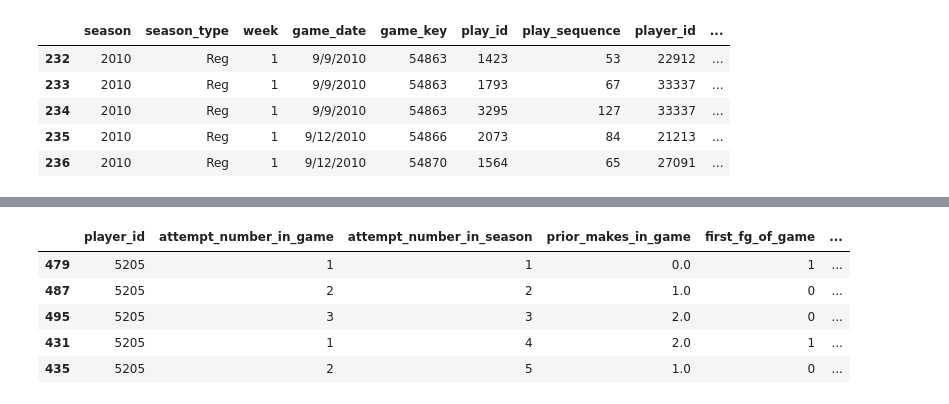
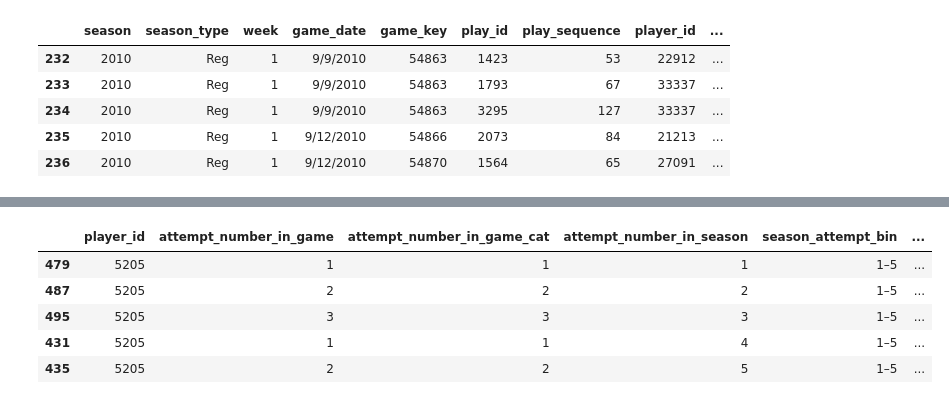
Before and after one commit to Jordan-Wergiles/fg-kicker-leaderboard, a Jupyter notebook: app/Leaderboard Notebook.ipynb, the cells around one changed output, grey strips where cells are left out. Drawn from its saved outputs; the diff is of its cells as text; code cells hidden in the pictures.

Commit message:
Major updates to notebook where output and model fitting is stable prior to cleaning

```diff
--- a/app/Leaderboard Notebook.ipynb
+++ b/app/Leaderboard Notebook.ipynb
@@ -42,7 +63,7 @@ fg_raw.head()
 | 4 | 2010 | Pre | 2 | 8/12/2010 | 55076 | 3086 | 123 | 34623 | ... |
 # %%
 def preprocess_fg_data(fg):
-    fg = fg[(fg['season_type'] == 'Reg') & (fg['week'] <= 6)]
+    fg = fg[(fg['season_type'] == 'Reg')]
     fg = fg[fg['field_goal_result'].isin(['Made', 'Missed'])]
     fg['make'] = fg['field_goal_result'].map({'Made': 1, 'Missed': 0})
     return fg.copy()
@@ -73,38 +94,70 @@ plt.show()
 # %%
 # Enhanced Feature Engineering
 fg_clean = fg_clean.sort_values(by=['player_id', 'season', 'game_date', 'play_sequence'])
 
 # Attempt number features
 fg_clean['attempt_number_in_game'] = fg_clean.groupby(['game_key', 'player_id']).cumcount() + 1
 fg_clean['attempt_number_in_season'] = fg_clean.groupby('player_id').cumcount() + 1
 
-# Prior makes in game
-fg_clean['prior_makes_in_game'] = fg_clean.groupby(['game_key', 'player_id'])['make'].cumsum().shift().fillna(0)
-
-# First FG of game
-fg_clean['first_fg_of_game'] = (fg_clean['attempt_number_in_game'] == 1).astype(int)
-
-# Running streaks (consecutive makes or misses)
-fg_clean['makes_in_a_row'] = (
-    fg_clean['make']
-    .groupby(fg_clean['player_id'])
-    .transform(lambda x: x.groupby((x != x.shift()).cumsum()).cumcount() + 1) * fg_clean['make']
+# ✅ Fixed Prior makes in game (resets per game, only uses past attempts)
+fg_clean['prior_makes_in_game'] = (
+    fg_clean
+    .groupby(['game_key', 'player_id'])['make']
+    .transform(lambda x: x.shift().cumsum().fillna(0))
 )
 
-fg_clean['misses_in_a_row'] = (
-    (1 - fg_clean['make'])
+# Shift 'make' column by 1 to ensure streaks only use prior information
+fg_clean['prior_make'] = fg_clean.groupby('player_id')['make'].shift()
+
+# Makes in a row — cumulative streak ending before current row
+fg_clean['makes_in_a_row'] = (
+    fg_clean['prior_make']
     .groupby(fg_clean['player_id'])
-    .transform(lambda x: x.groupby((x != x.shift()).cumsum()).cumcount() + 1) * (1 - fg_clean['make'])
+    .transform(lambda x: x.groupby((x != x.shift()).cumsum()).cumcount() + 1) * fg_clean['prior_make'].fillna(0)
 )
 
-# Fill NAs
+# Misses in a row — cumulative streak ending before current row
+fg_clean['misses_in_a_row'] = (
+    (1 - fg_clean['prior_make'])
+    .groupby(fg_clean['player_id'])
+    .transform(lambda x: x.groupby((x != x.shift()).cumsum()).cumcount() + 1) * (1 - fg_clean['prior_make'].fillna(1))
+)
+
+# Drop helper column
+fg_clean.drop(columns=['prior_make'], inplace=True)
+
+# Feature binning and casting to categorical
+fg_clean['attempt_number_in_game_cat'] = fg_clean['attempt_number_in_game'].clip(upper=3).astype('category')
+
+fg_clean['season_attempt_bin'] = pd.cut(
+    fg_clean['attempt_number_in_season'],
+    bins=[0, 5, 10, 20, 50, 100],
+    labels=["1–5", "6–10", "11–20", "21–50", "51+"]
+)
+
+fg_clean['prior_makes_in_game'] = fg_clean['prior_makes_in_game'].astype('category')
+fg_clean['makes_in_a_row_capped'] = fg_clean['makes_in_a_row'].clip(upper=3).astype('category')
+fg_clean['misses_in_a_row_capped'] = fg_clean['misses_in_a_row'].clip(upper=2).astype('category')
+
+# Fill remaining NAs for numeric columns
 fg_clean = fg_clean.fillna({col: 0 for col in fg_clean.select_dtypes(include=['number']).columns})
-fg_clean[['player_id', 'attempt_number_in_game', 'attempt_number_in_season', 'prior_makes_in_game', 'first_fg_of_game', 'makes_in_a_row', 'misses_in_a_row']].head()
+
+# Preview
+fg_clean[
+    [
+        'player_id',
+        'attempt_number_in_game', 'attempt_number_in_game_cat',
+        'attempt_number_in_season', 'season_attempt_bin',
+        'prior_makes_in_game',
+        'makes_in_a_row', 'makes_in_a_row_capped',
+        'misses_in_a_row', 'misses_in_a_row_capped'
+    ]
+].head()
 # %% [output]
-|  | player_id | attempt_number_in_game | attempt_number_in_season | prior_makes_in_game | first_fg_of_game | ... |
-| 479 | 5205 | 1 | 1 | 0.0 | 1 | ... |
-| 487 | 5205 | 2 | 2 | 1.0 | 0 | ... |
-| 495 | 5205 | 3 | 3 | 2.0 | 0 | ... |
-| 431 | 5205 | 1 | 4 | 2.0 | 1 | ... |
-| 435 | 5205 | 2 | 5 | 1.0 | 0 | ... |
+|  | player_id | attempt_number_in_game | attempt_number_in_game_cat | attempt_number_in_season | season_attempt_bin | ... |
+| 479 | 5205 | 1 | 1 | 1 | 1–5 | ... |
+| 487 | 5205 | 2 | 2 | 2 | 1–5 | ... |
+| 495 | 5205 | 3 | 3 | 3 | 1–5 | ... |
+| 431 | 5205 | 1 | 1 | 4 | 1–5 | ... |
+| 435 | 5205 | 2 | 2 | 5 | 1–5 | ... |
 # %%
```
Also changed, not shown: parts of 26 cells of this notebook, 7 other files.
